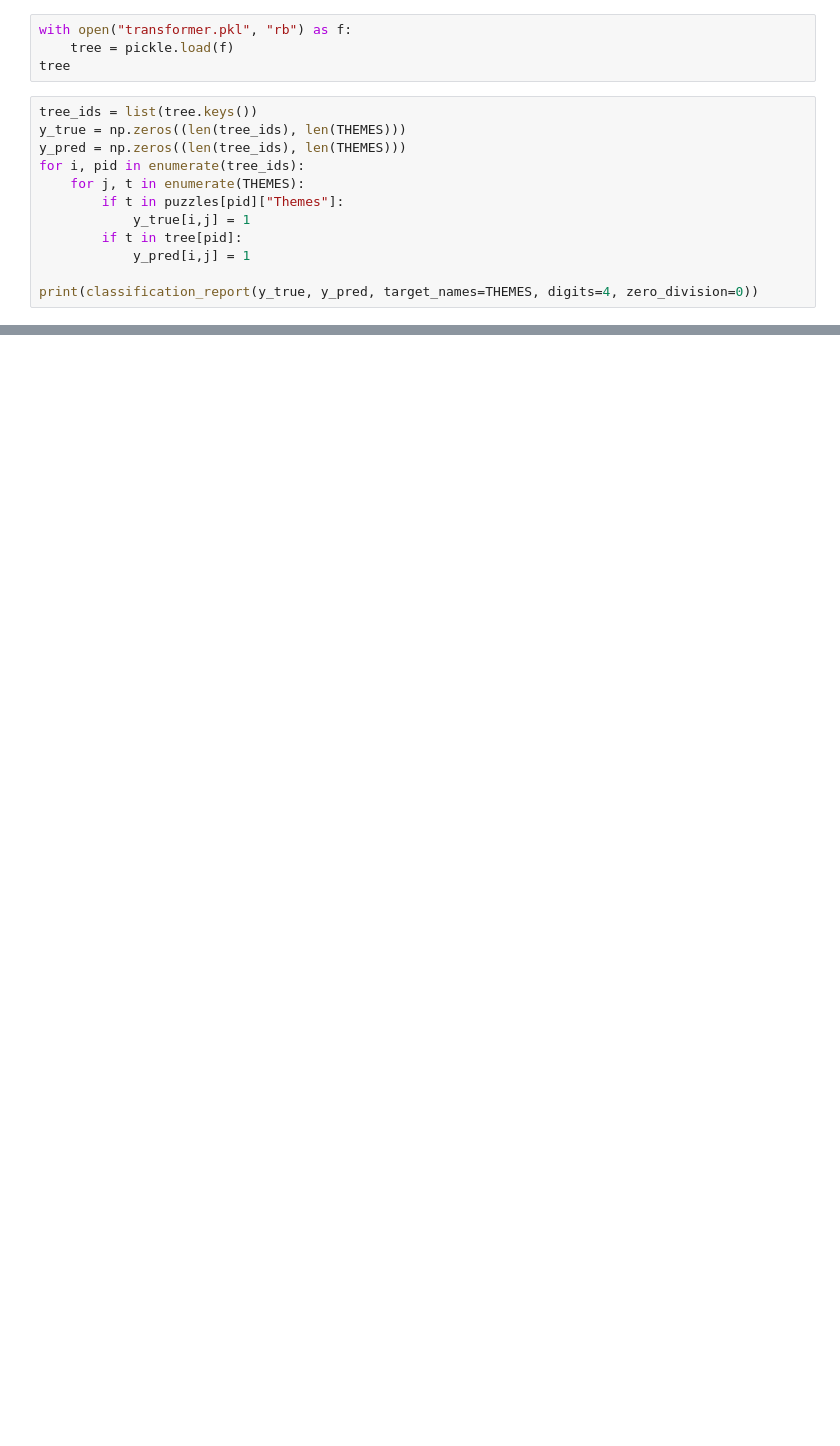
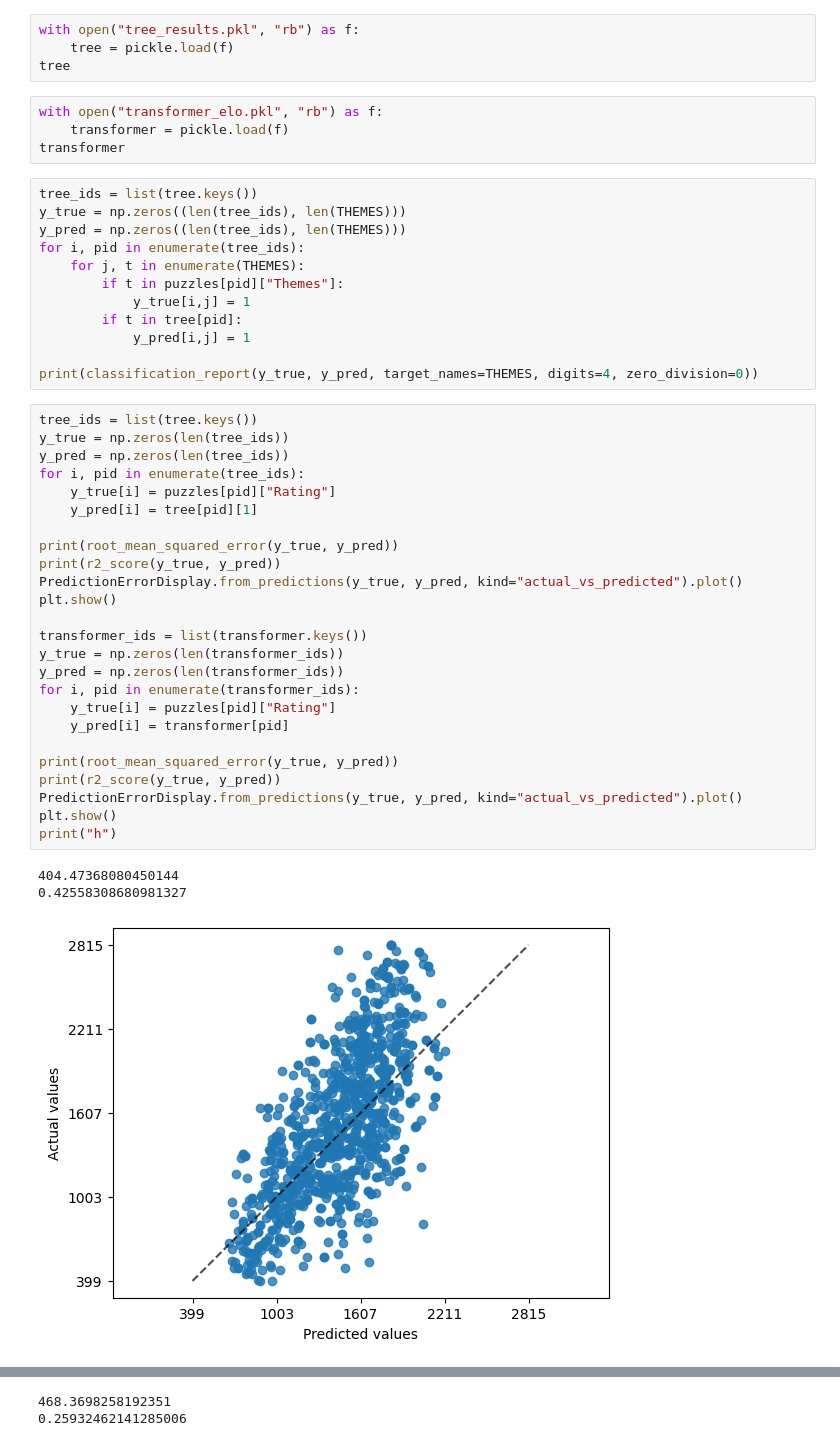
Before and after one commit to mike-sorokin/chess-analysis, a Jupyter notebook: trees/comparison.ipynb, the cells around one changed output, grey strips where cells are left out. Cells and saved outputs as stored; diff of their text form; blank space fills up the shorter version.

```diff
--- a/trees/comparison.ipynb
+++ b/trees/comparison.ipynb
@@ -38,9 +38,13 @@ def mse_loss(pred, exp):
 
 THEMES = ['advancedPawn', 'advantage', 'anastasiaMate', 'arabianMate', 'attackingF2F7', 'attraction', 'backRankMate', 'bishopEndgame', 'bodenMate', 'capturingDefender', 'castling', 'clearance', 'crushing', 'defensiveMove', 'deflection', 'discoveredAttack', 'doubleBishopMate', 'doubleCheck', 'dovetailMate', 'enPassant', 'endgame', 'equality', 'exposedKing', 'fork', 'hangingPiece', 'hookMate', 'interference', 'intermezzo', 'kingsideAttack', 'knightEndgame', 'long', 'master', 'masterVsMaster', 'mate', 'mateIn1', 'mateIn2', 'mateIn3', 'mateIn4', 'mateIn5', 'middlegame', 'oneMove', 'opening', 'pawnEndgame', 'pin', 'promotion', 'queenEndgame', 'queenRookEndgame', 'queensideAttack', 'quietMove', 'rookEndgame', 'sacrifice', 'short', 'skewer', 'smotheredMate', 'superGM', 'trappedPiece', 'underPromotion', 'veryLong', 'xRayAttack', 'zugzwang']
 # %%
-with open("transformer.pkl", "rb") as f:
+with open("tree_results.pkl", "rb") as f:
     tree = pickle.load(f)
 tree
+# %%
+with open("transformer_elo.pkl", "rb") as f:
+    transformer = pickle.load(f)
+transformer
 # %%
 tree_ids = list(tree.keys())
 y_true = np.zeros((len(tree_ids), len(THEMES)))
@@ -53,3 +57,32 @@ for i, pid in enumerate(tree_ids):
             y_pred[i,j] = 1
 
 print(classification_report(y_true, y_pred, target_names=THEMES, digits=4, zero_division=0))
+# %%
+tree_ids = list(tree.keys())
+y_true = np.zeros(len(tree_ids))
+y_pred = np.zeros(len(tree_ids))
+for i, pid in enumerate(tree_ids):
+    y_true[i] = puzzles[pid]["Rating"]
+    y_pred[i] = tree[pid][1]
+
+print(root_mean_squared_error(y_true, y_pred))
+print(r2_score(y_true, y_pred))
+PredictionErrorDisplay.from_predictions(y_true, y_pred, kind="actual_vs_predicted").plot()
+plt.show()
+
+transformer_ids = list(transformer.keys())
+y_true = np.zeros(len(transformer_ids))
+y_pred = np.zeros(len(transformer_ids))
+for i, pid in enumerate(transformer_ids):
+    y_true[i] = puzzles[pid]["Rating"]
+    y_pred[i] = transformer[pid]
+
+print(root_mean_squared_error(y_true, y_pred))
+print(r2_score(y_true, y_pred))
+PredictionErrorDisplay.from_predictions(y_true, y_pred, kind="actual_vs_predicted").plot()
+plt.show()
+print("h")
+# %% [output]
+404.47368080450144
+0.42558308680981327
+[figure, added]
@@ -55,0 +90,2 @@ print(classification_report(y_true, y_pred, target_names=THEMES, digits=4, zero_
+468.3698258192351
+0.25932462141285006
```
Also changed, not shown: parts of 2 cells of this notebook, 18 other files.
